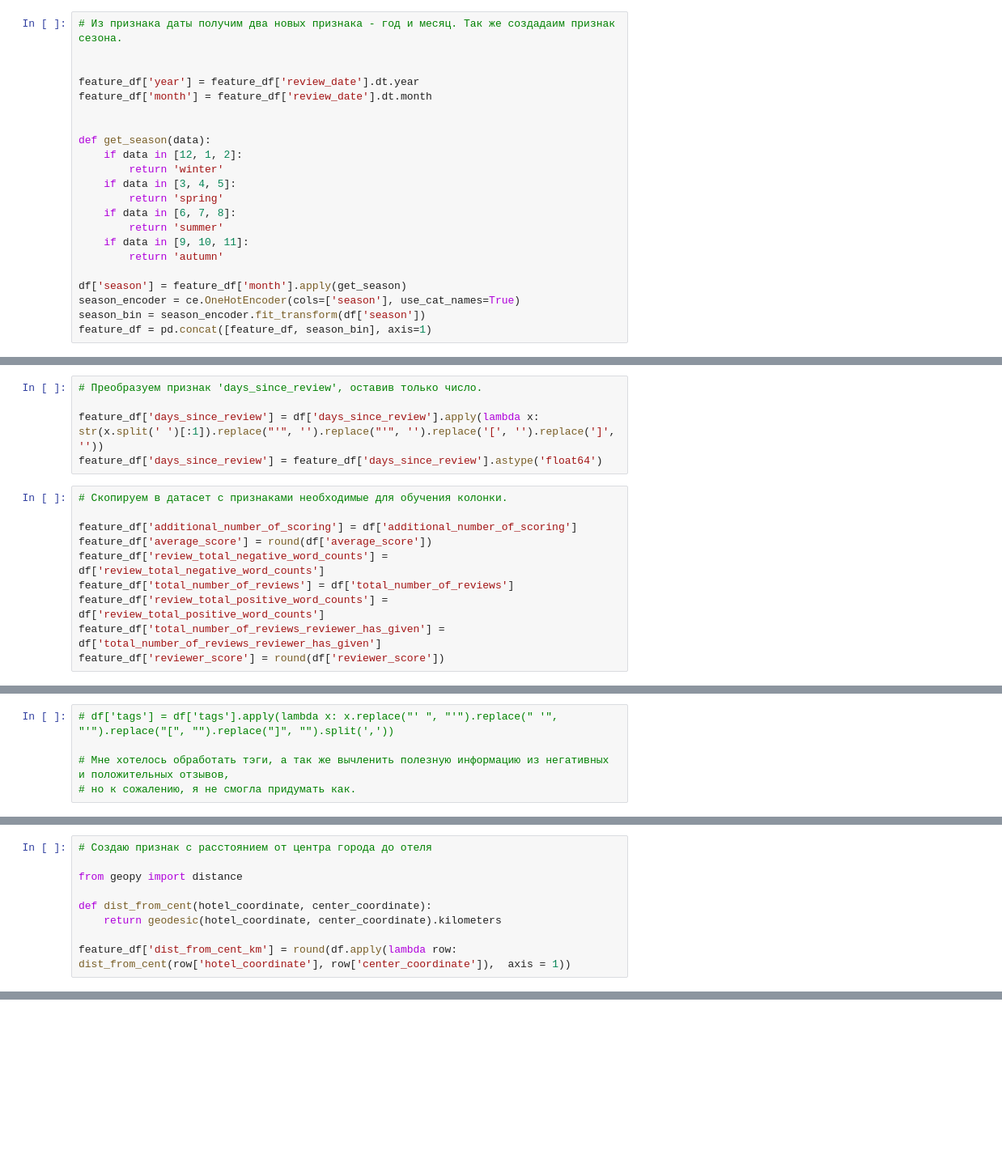
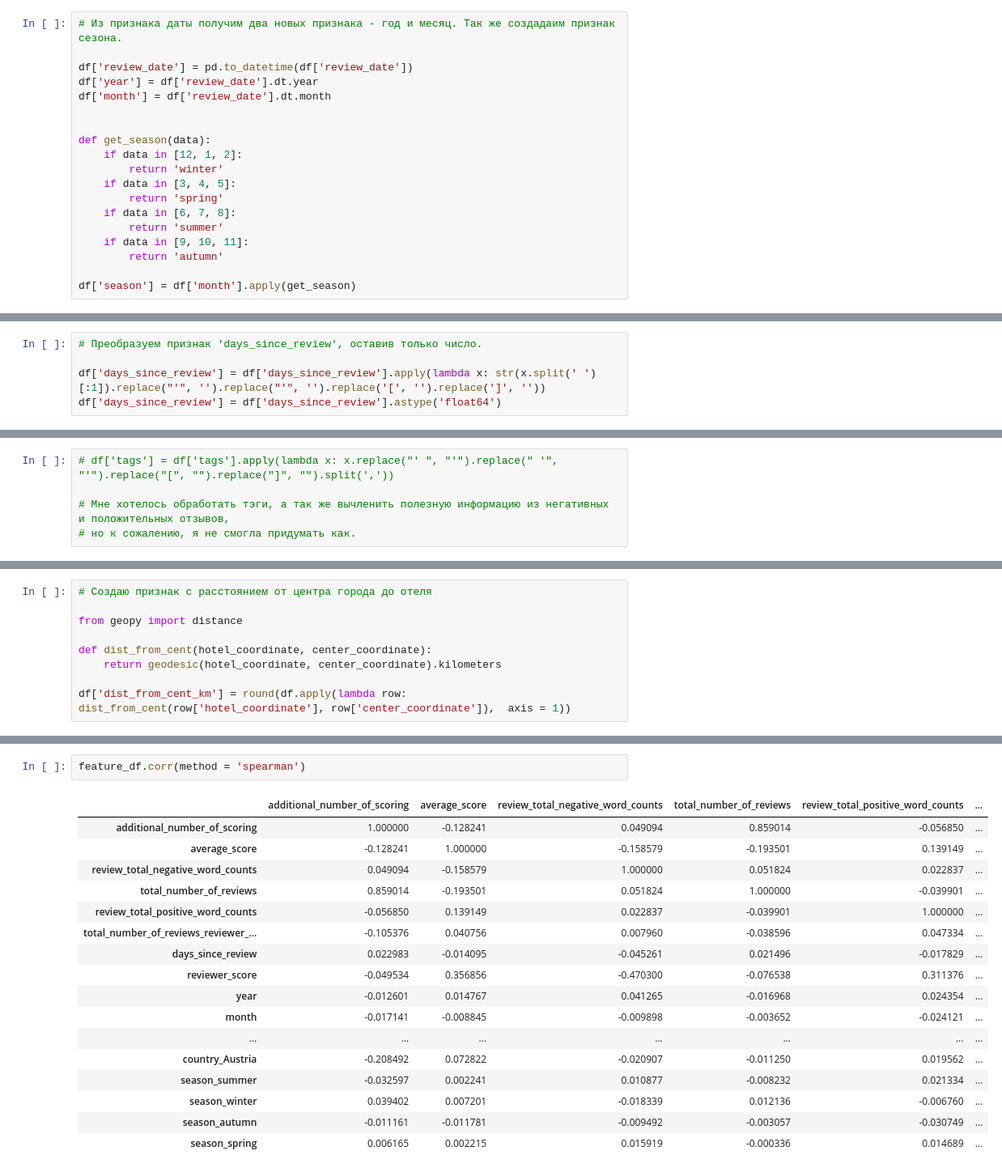
Before and after one commit to AndreevaDarya/booking-project, a Jupyter notebook: booking.ipynb, the cells around one changed output, grey strips where cells are left out. Shown: that part at 81% size. Cells and saved outputs as stored; diff of their text form; blank space fills up the shorter version.

```diff
--- a/booking.ipynb
+++ b/booking.ipynb
@@ -120,9 +290,9 @@ feature_df = pd.concat([feature_df, type_bin], axis=1)
 # %%
 # Из признака даты получим два новых признака - год и месяц. Так же создадаим признак сезона.
 
-
-feature_df['year'] = feature_df['review_date'].dt.year
-feature_df['month'] = feature_df['review_date'].dt.month
+df['review_date'] = pd.to_datetime(df['review_date'])
+df['year'] = df['review_date'].dt.year
+df['month'] = df['review_date'].dt.month
 
 
 def get_season(data):
@@ -135,7 +305,4 @@ def get_season(data):
     if data in [9, 10, 11]:
         return 'autumn'
 
-df['season'] = feature_df['month'].apply(get_season)
-season_encoder = ce.OneHotEncoder(cols=['season'], use_cat_names=True)
-season_bin = season_encoder.fit_transform(df['season'])
-feature_df = pd.concat([feature_df, season_bin], axis=1)
+df['season'] = df['month'].apply(get_season)
@@ -151,15 +331,5 @@ feature_df = pd.concat([feature_df, season_bin], axis=1)
 # %%
 # Преобразуем признак 'days_since_review', оставив только число.
 
-feature_df['days_since_review'] = df['days_since_review'].apply(lambda x: str(x.split(' ')[:1]).replace("'", '').replace("'", '').replace('[', '').replace(']', ''))
-feature_df['days_since_review'] = feature_df['days_since_review'].astype('float64')
+df['days_since_review'] = df['days_since_review'].apply(lambda x: str(x.split(' ')[:1]).replace("'", '').replace("'", '').replace('[', '').replace(']', ''))
+df['days_since_review'] = df['days_since_review'].astype('float64')
-# %%
-# Скопируем в датасет с признаками необходимые для обучения колонки.
-
-feature_df['additional_number_of_scoring'] = df['additional_number_of_scoring']
-feature_df['average_score'] = round(df['average_score'])
-feature_df['review_total_negative_word_counts'] = df['review_total_negative_word_counts']
-feature_df['total_number_of_reviews'] = df['total_number_of_reviews']
-feature_df['review_total_positive_word_counts'] = df['review_total_positive_word_counts']
-feature_df['total_number_of_reviews_reviewer_has_given'] = df['total_number_of_reviews_reviewer_has_given']
-feature_df['reviewer_score'] = round(df['reviewer_score'])
@@ -242,4 +346,4 @@ from geopy import distance
 def dist_from_cent(hotel_coordinate, center_coordinate):
     return geodesic(hotel_coordinate, center_coordinate).kilometers
 
-feature_df['dist_from_cent_km'] = round(df.apply(lambda row: dist_from_cent(row['hotel_coordinate'], row['center_coordinate']),  axis = 1))
+df['dist_from_cent_km'] = round(df.apply(lambda row: dist_from_cent(row['hotel_coordinate'], row['center_coordinate']),  axis = 1))
@@ -266,0 +424,20 @@ df['city'] = df['country'].apply(city)
+# %%
+feature_df.corr(method = 'spearman')
+# %% [output]
+|  | additional_number_of_scoring | average_score | review_total_negative_word_counts | total_number_of_reviews | review_total_positive_word_counts | ... |
+| additional_number_of_scoring | 1.000000 | -0.128241 | 0.049094 | 0.859014 | -0.056850 | ... |
+| average_score | -0.128241 | 1.000000 | -0.158579 | -0.193501 | 0.139149 | ... |
+| review_total_negative_word_counts | 0.049094 | -0.158579 | 1.000000 | 0.051824 | 0.022837 | ... |
+| total_number_of_reviews | 0.859014 | -0.193501 | 0.051824 | 1.000000 | -0.039901 | ... |
+| review_total_positive_word_counts | -0.056850 | 0.139149 | 0.022837 | -0.039901 | 1.000000 | ... |
+| total_number_of_reviews_reviewer_... | -0.105376 | 0.040756 | 0.007960 | -0.038596 | 0.047334 | ... |
+| days_since_review | 0.022983 | -0.014095 | -0.045261 | 0.021496 | -0.017829 | ... |
+| reviewer_score | -0.049534 | 0.356856 | -0.470300 | -0.076538 | 0.311376 | ... |
+| year | -0.012601 | 0.014767 | 0.041265 | -0.016968 | 0.024354 | ... |
+| month | -0.017141 | -0.008845 | -0.009898 | -0.003652 | -0.024121 | ... |
+| ... | ... | ... | ... | ... | ... | ... |
+| country_Austria | -0.208492 | 0.072822 | -0.020907 | -0.011250 | 0.019562 | ... |
+| season_summer | -0.032597 | 0.002241 | 0.010877 | -0.008232 | 0.021334 | ... |
+| season_winter | 0.039402 | 0.007201 | -0.018339 | 0.012136 | -0.006760 | ... |
+| season_autumn | -0.011161 | -0.011781 | -0.009492 | -0.003057 | -0.030749 | ... |
+| season_spring | 0.006165 | 0.002215 | 0.015919 | -0.000336 | 0.014689 | ... |
```
Also changed, not shown: parts of 44 cells of this notebook.
